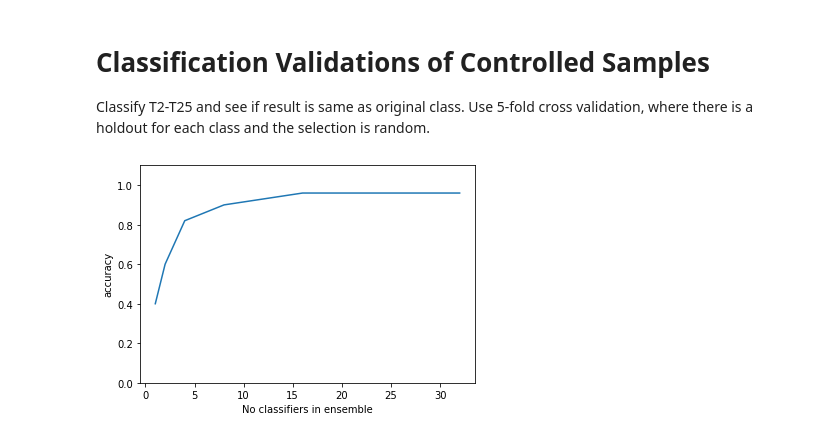
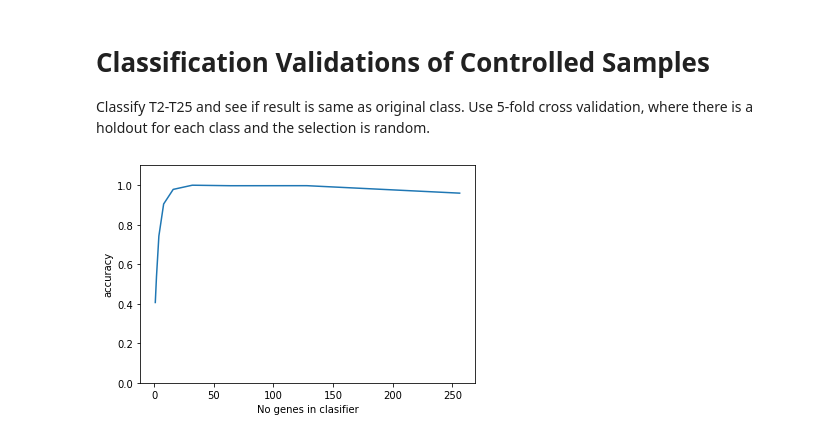
Before and after one commit to uwescience/xstate, a Jupyter notebook: notebooks/Classification of Lab Samples.ipynb, the cells around one changed output. Cells and saved outputs as stored; diff of their text form; code cells hidden in the pictures.

```diff
--- a/notebooks/Classification of Lab Samples.ipynb
+++ b/notebooks/Classification of Lab Samples.ipynb
@@ -41,6 +41,6 @@ DATA.df_X.head()
 5 rows × 1515 columns
 # %%
 # Not averaged
-DATA = TrinaryData(is_regulator=True, is_averaged=True, is_dropT1=True)
+DATA = TrinaryData(is_regulator=False, is_averaged=True, is_dropT1=True)
 DATA.df_X.head()
 # %% [output]
@@ -89,12 +95,12 @@ df_sampleAW.head()
 Classify T2-T25 and see if result is same as original class. Use 5-fold cross validation, where there is a holdout for each class and the selection is random.
 # %%
 accuracy_dct = {}
-for rank in [1, 2, 4, 8, 16, 32]:
+for rank in [1, 2, 4, 8, 16, 32, 64, 128, 256]:
     accuracy_dct[rank] = classifier_ensemble.ClassifierEnsemble.crossValidate(
-        DATA, num_iter=10, num_holdout=1, filter_high_rank=rank)
+        DATA, num_iter=10, num_holdout=1, filter_high_rank=rank, size=100)
 plt.plot(list(accuracy_dct.keys()), list(accuracy_dct.values()))
 plt.ylim([0, 1.1])
-_ = plt.xlabel("No classifiers in ensemble")
+_ = plt.xlabel("No genes in clasifier")
 _ = plt.ylabel("accuracy")
 # %% [output]
-[figure, old version]
+[figure, new version]
```
Also changed, not shown: parts of 15 cells of this notebook, 26 other files.
